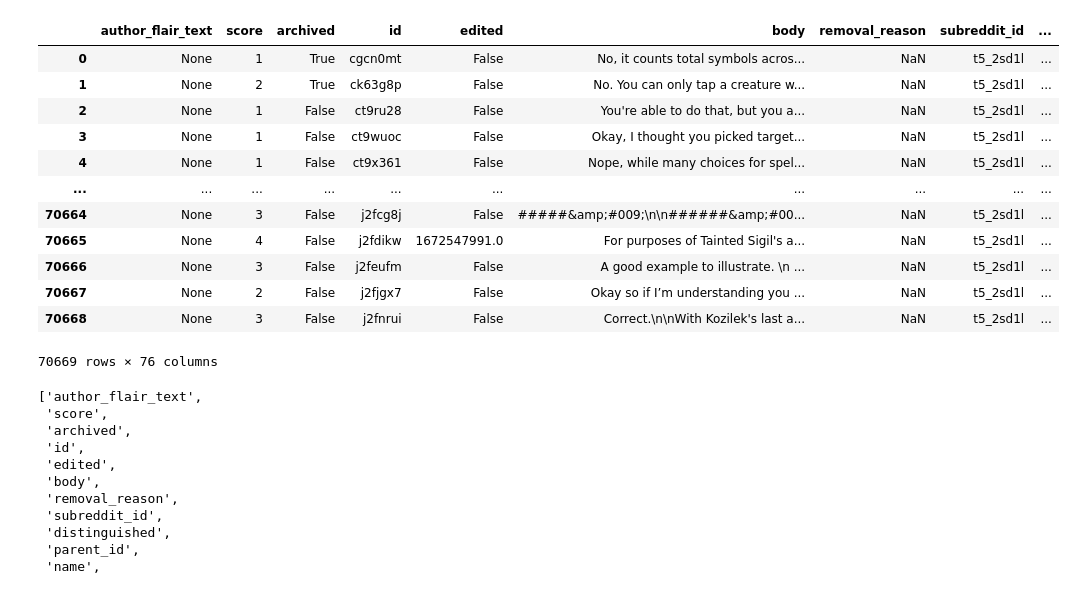
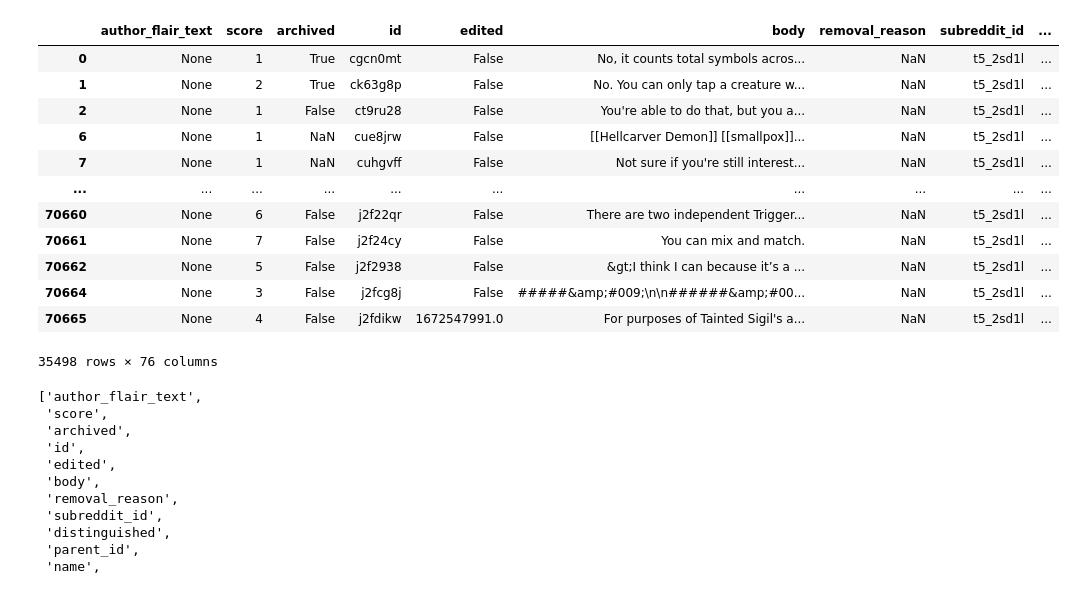
Before and after one commit to Javier-Jimenez99/gatherer-sage, a Jupyter notebook: reddit.ipynb, the cells around one changed output. Saved outputs shown, nothing was run; the diff lists cells and outputs as text; code cells hidden in the pictures.

```diff
--- a/reddit.ipynb
+++ b/reddit.ipynb
@@ -61,21 +55,22 @@ submissions_df.columns.to_list()
 # %%
 comments_df = read_reddit_file("data/reddit/mtgrules_comments.json")
 comments_df["link_id"] = comments_df["link_id"].str.replace("t3_", "")
+comments_df = comments_df[comments_df["parent_id"].str.contains("t3_")]
 comments_df
 # %% [output]
 |  | author_flair_text | score | archived | id | edited | body | removal_reason | subreddit_id | ... |
 | 0 | None | 1 | True | cgcn0mt | False | No, it counts total symbols acros... | NaN | t5_2sd1l | ... |
 | 1 | None | 2 | True | ck63g8p | False | No. You can only tap a creature w... | NaN | t5_2sd1l | ... |
 | 2 | None | 1 | False | ct9ru28 | False | You're able to do that, but you a... | NaN | t5_2sd1l | ... |
-| 3 | None | 1 | False | ct9wuoc | False | Okay, I thought you picked target... | NaN | t5_2sd1l | ... |
-| 4 | None | 1 | False | ct9x361 | False | Nope, while many choices for spel... | NaN | t5_2sd1l | ... |
+| 6 | None | 1 | NaN | cue8jrw | False | [[Hellcarver Demon]] [[smallpox]]... | NaN | t5_2sd1l | ... |
+| 7 | None | 1 | NaN | cuhgvff | False | Not sure if you're still interest... | NaN | t5_2sd1l | ... |
 | ... | ... | ... | ... | ... | ... | ... | ... | ... | ... |
+| 70660 | None | 6 | False | j2f22qr | False | There are two independent Trigger... | NaN | t5_2sd1l | ... |
+| 70661 | None | 7 | False | j2f24cy | False | You can mix and match. | NaN | t5_2sd1l | ... |
+| 70662 | None | 5 | False | j2f2938 | False | &gt;I think I can because it’s a ... | NaN | t5_2sd1l | ... |
 | 70664 | None | 3 | False | j2fcg8j | False | #####&amp;#009;\n\n######&amp;#00... | NaN | t5_2sd1l | ... |
 | 70665 | None | 4 | False | j2fdikw | 1672547991.0 | For purposes of Tainted Sigil's a... | NaN | t5_2sd1l | ... |
-| 70666 | None | 3 | False | j2feufm | False | A good example to illustrate. \n ... | NaN | t5_2sd1l | ... |
-| 70667 | None | 2 | False | j2fjgx7 | False | Okay so if I’m understanding you ... | NaN | t5_2sd1l | ... |
-| 70668 | None | 3 | False | j2fnrui | False | Correct.\n\nWith Kozilek's last a... | NaN | t5_2sd1l | ... |
-70669 rows × 76 columns
+35498 rows × 76 columns
 # %%
 comments_df.columns.to_list()
 # %% [output]
```
Also changed, not shown: parts of 6 cells of this notebook, 1 other file.
